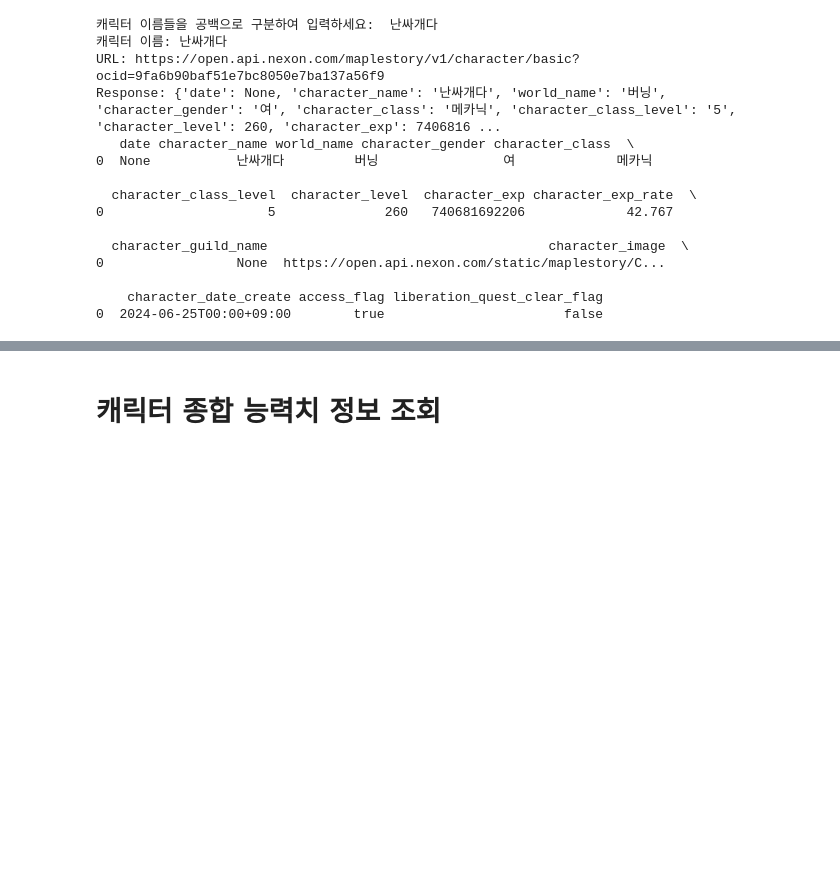
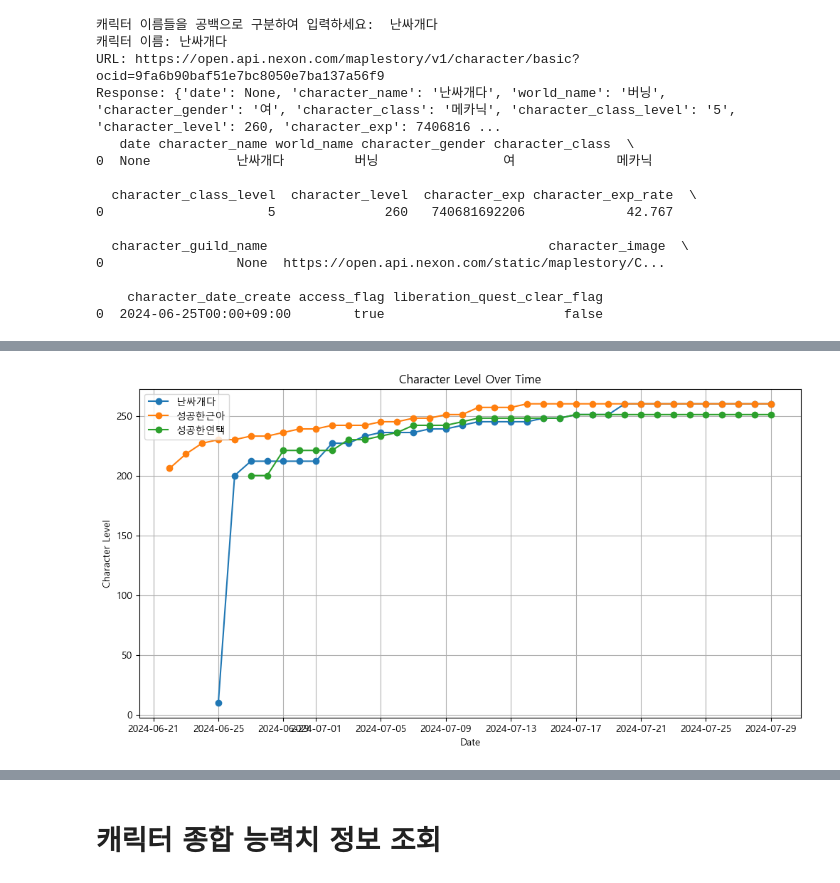
Before and after one commit to domangga/maplestory-data, a Jupyter notebook: 메이플 데이터 분석 포토폴리오.ipynb, the cells around one changed output, grey strips where cells are left out. Drawn from its saved outputs; the diff is of its cells as text; code cells hidden in the pictures; blank space fills up the shorter version.

```diff
--- a/메이플 데이터 분석 포토폴리오.ipynb
+++ b/메이플 데이터 분석 포토폴리오.ipynb
@@ -299,0 +272,97 @@ a.plot('date',['character_level'],kind='bar')
+# %%
+import requests
+import pandas as pd
+from datetime import datetime, timedelta
+import time
+import matplotlib.pyplot as plt
+plt.rc("font", family = "Malgun Gothic")
+
+# API 키
+headers = {
+    "x-nxopen-api-key": "test_8a6a2f7dba839fcd61e60435f5bcc3f30ce40fe56c9d2eb3a0f6c143d68b79b0efe8d04e6d233bd35cf2fabdeb93fb0d"
+}
+
+# 여러 계정의 캐릭터 이름과 시작 날짜를 입력받음
+accounts = []
+num_accounts = int(input('몇 개의 계정 데이터를 가져오시겠습니까? '))
+
+for i in range(num_accounts):
+    character_name = input(f'계정 {i+1}의 캐릭터 이름을 입력하세요: ')
+    start_date_input = input(f'계정 {i+1}의 시작 날짜를 입력하세요 (형식: YYYY-MM-DD): ')
+    start_date = datetime.strptime(start_date_input, "%Y-%m-%d")
+    accounts.append((character_name, start_date))
+
+# 현재 날짜
+end_date = datetime.now() - timedelta(days=1)
+
+# 데이터 수집 및 병합
+all_data = []
+
+def get_response(url, headers, retries=3, wait=10):
+    """Get a response with retry logic for 429 errors."""
+    for _ in range(retries):
+        response = requests.get(url, headers=headers)
+        if response.status_code == 200:
+            return response
+        elif response.status_code == 429:
+            print(f"429 Too Many Requests - 잠시 대기 후 다시 시도합니다.")
+            time.sleep(wait)  # wait before retrying
+        else:
+            print(f"Error {response.status_code} - {response.reason}")
+            break
+    return None
+
+for character_name, start_date in accounts:
+    # 캐릭터 OCID 가져오기
+    urlString = f"https://open.api.nexon.com/maplestory/v1/id?character_name={character_name}"
+    response = get_response(urlString, headers)
+
+    if response and response.status_code == 200:
+        ocid = response.json()['ocid']
+        data = []
+
+        date_list = [(start_date + timedelta(days=x)).strftime("%Y-%m-%d") for x in range((end_date - start_date).days + 1)]
+
+        for date in date_list:
+            urlString = f"https://open.api.nexon.com/maplestory/v1/character/basic?ocid={ocid}&date={date}"
+            response = get_response(urlString, headers)
+
+            if response and response.status_code == 200:
+                character_data = response.json()
+                character_data['date'] = date  # 날짜 정보 추가
+                character_data['character_name'] = character_name  # 캐릭터 이름 추가
+                data.append(pd.json_normalize(character_data))
+            else:
+                print(f"{date}의 데이터를 가져오는 중 오류 발생: {response.status_code}")
+
+        if data:
+            account_data = pd.concat(data, ignore_index=True)
+            all_data.append(account_data)
+        else:
+            print(f"{character_name}의 데이터를 표시할 데이터가 없습니다.")
+    else:
+        print(f"{character_name}의 OCID를 가져오는 중 오류 발생: {response.status_code}")
+
+# 모든 계정의 데이터를 병합
+if all_data:
+    merged_data = pd.concat(all_data, ignore_index=True)
+
+    # 'date' 컬럼을 datetime 형식으로 변환
+    merged_data['date'] = pd.to_datetime(merged_data['date'])
+
+    # 그래프 생성
+    plt.figure(figsize=(12, 6))
+
+    for character_name in merged_data['character_name'].unique():
+        character_data = merged_data[merged_data['character_name'] == character_name]
+        plt.plot(character_data['date'], character_data['character_level'], marker='o', label=character_name)
+
+    plt.xlabel('Date')
+    plt.ylabel('Character Level')
+    plt.title('Character Level Over Time')
+    plt.legend()
+    plt.grid(True)
+    plt.show()
+else:
+    print("표시할 데이터가 없습니다.")
+# %% [output]
@@ -299,0 +382 @@ a.plot('date',['character_level'],kind='bar')
+[figure, added]
```
Also changed, not shown: parts of 7 cells of this notebook, 1 other file.
